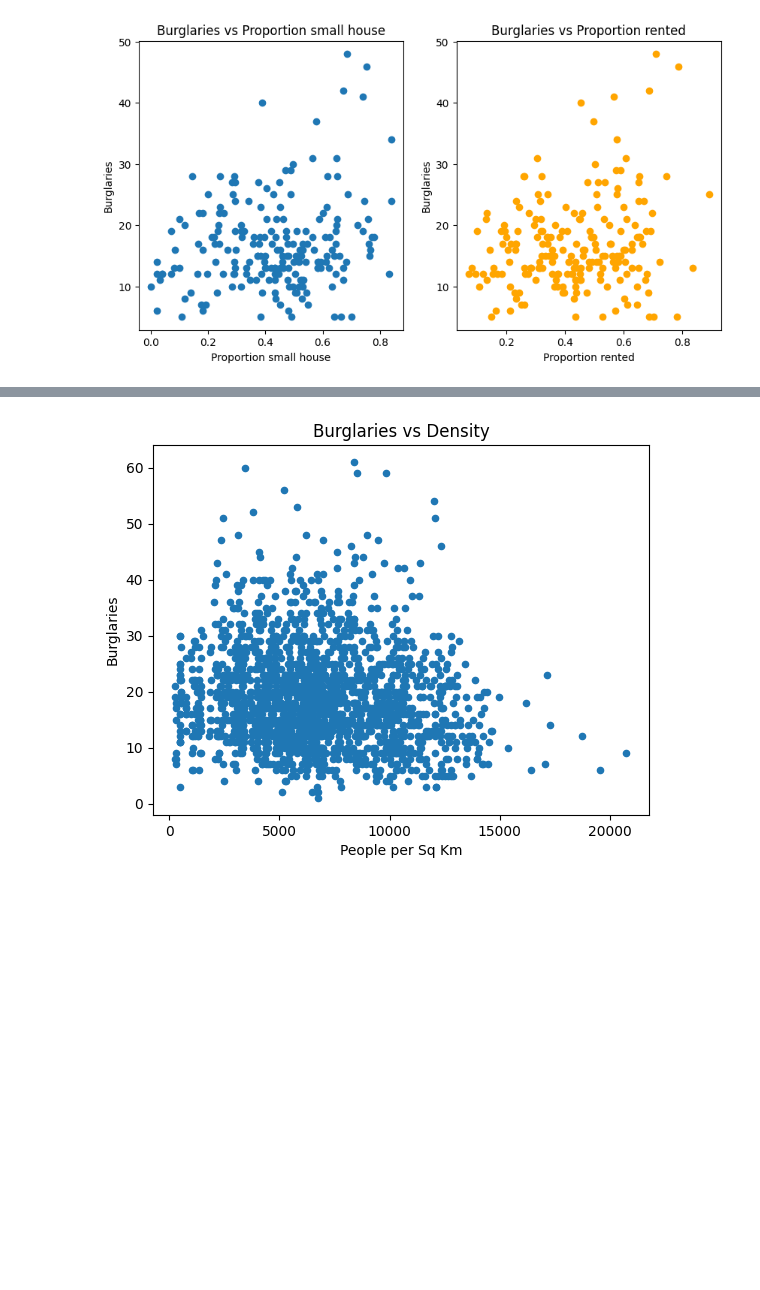
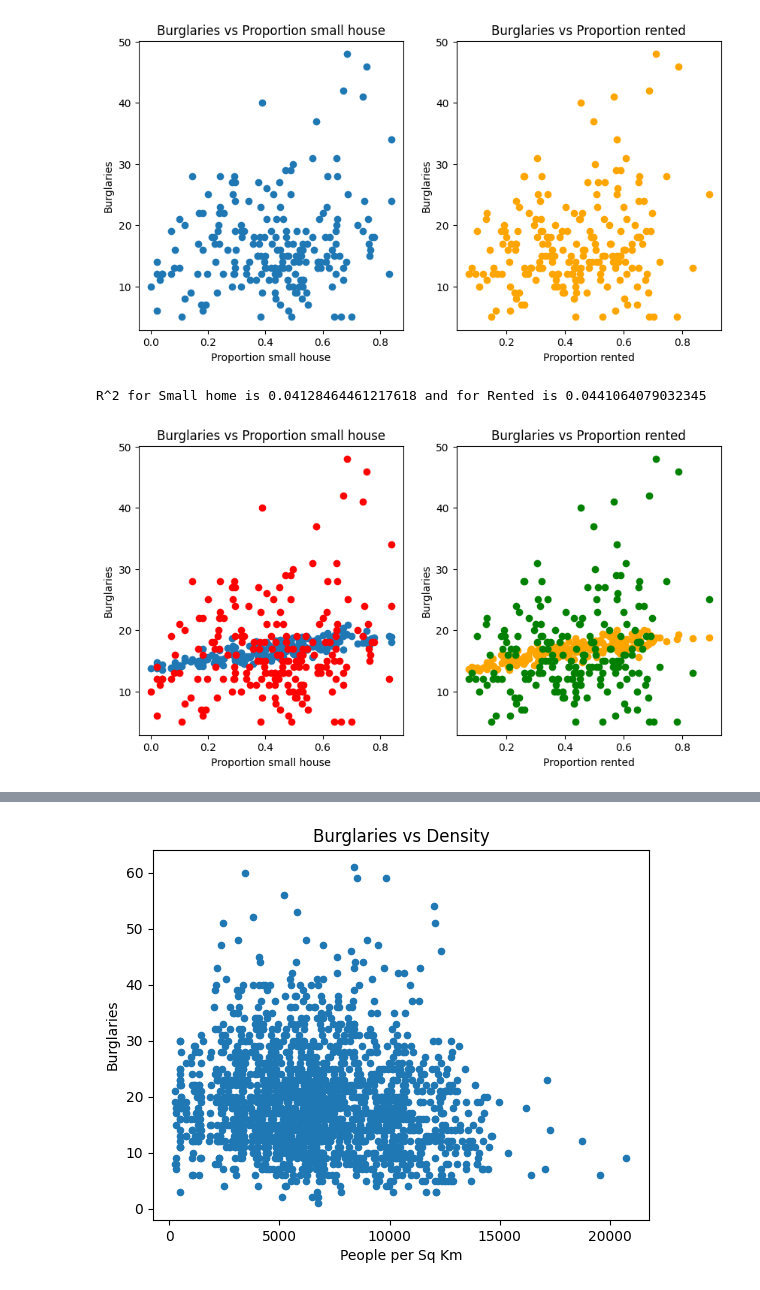
Before and after one commit to DC2-G19/policeResourceAllocation, a Jupyter notebook: test_aux.ipynb, the cells around one changed output, grey strips where cells are left out. Cells and saved outputs as stored; diff of their text form; code cells hidden in the pictures; blank space fills up the shorter version.

```diff
--- a/test_aux.ipynb
+++ b/test_aux.ipynb
@@ -10,5 +13,5 @@ from datetime import datetime
 # %%
-file_path ='Shared DC2 Group 19\\Cleaned Data\\conc_clean.csv'
+file_path =dataDir().joinpath('conc_clean.csv')
 df1 = pd.read_csv(file_path)
 # %%
 combined_df=df1
@@ -179,8 +192,8 @@ plt.show()"""
 "fig, ax = plt.subplots(figsize=(10, 6))\n\n# Assuming you have two dataframes df1 and df2 with a common 'Year-Month' column\n# and the data you want to plot is in 'Value' column of each dataframe\nx1 ...
 # %%
 #housing DF
-file_path ='Data/housing_combined.xlsx'
-df_housing = pd.read_excel(file_path)
+
+df_housing = pd.read_excel(dataDir().joinpath('housing_combined.xlsx'))
 df_housing
 # %% [output]
 |  | LSOA code | LSOA name | Owned or shared ownership | Private Rented or lives rent free | Social Rented | Proportion social | ... |
@@ -286,6 +299,49 @@ axs[1].set_ylabel('Burglaries')
 plt.show()
 # %% [output]
 [figure]
+# %%
+lr_R = LinearRegression()
+lr_S = LinearRegression()
+
+X_R = merged_df_house['Proportion rented'].values.reshape(-1,1)
+X_S = merged_df_house['Proportion small house'].values.reshape(-1,1)
+Y = merged_df_house['Burglaries'].values.reshape(-1,1)
+
+lr_R.fit(X_R, Y)
+Y_R_pred = lr_R.predict(X_R)
+lr_S.fit(X_S, Y)
+Y_S_pred = lr_S.predict(X_S)
+
+print("R^2 for Small home is " + str(lr_S.score(X_S, Y)) + " and for Rented is " + str(lr_R.score(X_R, Y)))
+# %% [output]
+R^2 for Small home is 0.04128464461217618 and for Rented is 0.0441064079032345
+# %%
+fig, axs = plt.subplots(ncols=2, figsize=(10, 5))
+
+x1 = X_S
+y1 = Y_R_pred
+axs[0].scatter(x1, y1)
+axs[0].scatter(x1, Y, c='r')
+
+x2 = X_R
+y2 = Y_S_pred
+axs[1].scatter(x2, y2, c='orange')
+axs[1].scatter(x2, Y, c='g')
+
+# Adding title and axis labels
+axs[0].set_title('Burglaries vs Proportion small house')
+axs[0].set_xlabel('Proportion small house')
+axs[0].set_ylabel('Burglaries')
+
+axs[1].set_title('Burglaries vs Proportion rented')
+axs[1].set_xlabel('Proportion rented')
+axs[1].set_ylabel('Burglaries')
+#plt.xlim(0,8)
+#plt.ylim(0,60)
+# Displaying the plot
+plt.show()
+# %% [output]
+[figure, added]
 # %%
 merged_df_dens = pd.merge(bar_df, df_dens, on=['LSOA code', "Year"])
 merged_df_dens
```
Also changed, not shown: parts of 10 cells of this notebook, 1 other file.
